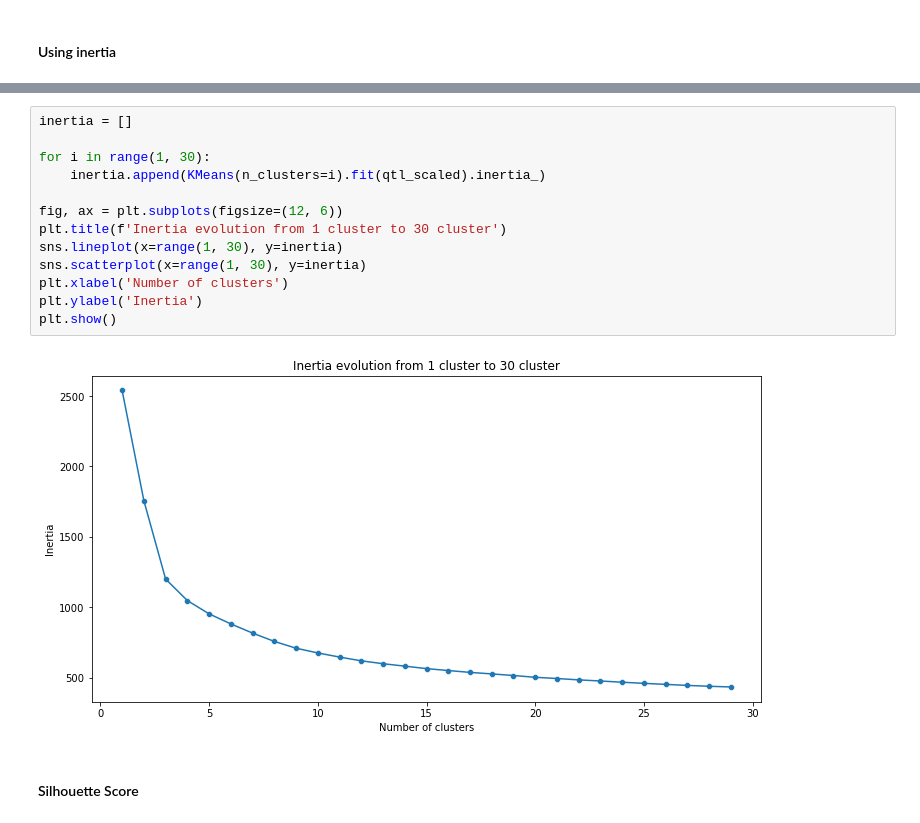
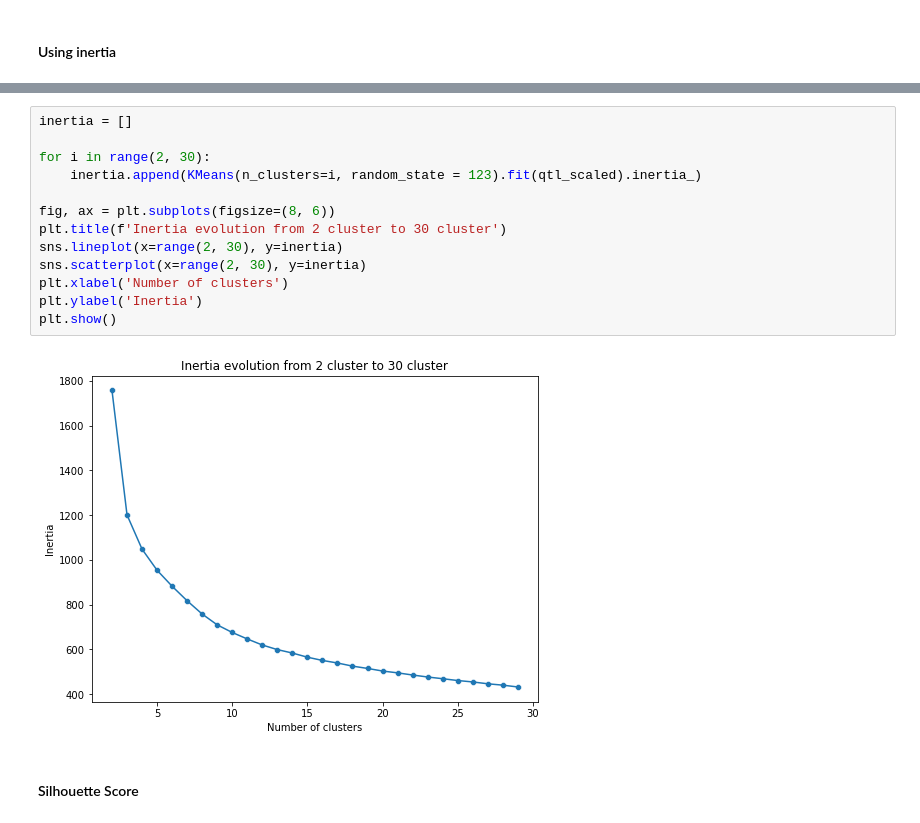
Before and after one commit to akbarhuseynov23/unsupervised_machine_learning, a Jupyter notebook: moosic_5000.ipynb, the cells around one changed output, grey strips where cells are left out. Cells and saved outputs as stored; diff of their text form.

```diff
--- a/moosic_5000.ipynb
+++ b/moosic_5000.ipynb
@@ -128,18 +128,18 @@ moosic_kmeans.inertia_
 # %%
 inertia = []
 
-for i in range(1, 30):
-    inertia.append(KMeans(n_clusters=i).fit(qtl_scaled).inertia_)
+for i in range(2, 30):
+    inertia.append(KMeans(n_clusters=i, random_state = 123).fit(qtl_scaled).inertia_)
 
-fig, ax = plt.subplots(figsize=(12, 6))
-plt.title(f'Inertia evolution from 1 cluster to 30 cluster')
-sns.lineplot(x=range(1, 30), y=inertia)
-sns.scatterplot(x=range(1, 30), y=inertia)
+fig, ax = plt.subplots(figsize=(8, 6))
+plt.title(f'Inertia evolution from 2 cluster to 30 cluster')
+sns.lineplot(x=range(2, 30), y=inertia)
+sns.scatterplot(x=range(2, 30), y=inertia)
 plt.xlabel('Number of clusters')
 plt.ylabel('Inertia')
 plt.show()
 # %% [output]
-[figure, old version]
+[figure, new version]
 # %% [markdown]
 #### Silhouette Score
 # %%
```
Also changed, not shown: parts of 13 cells of this notebook.
